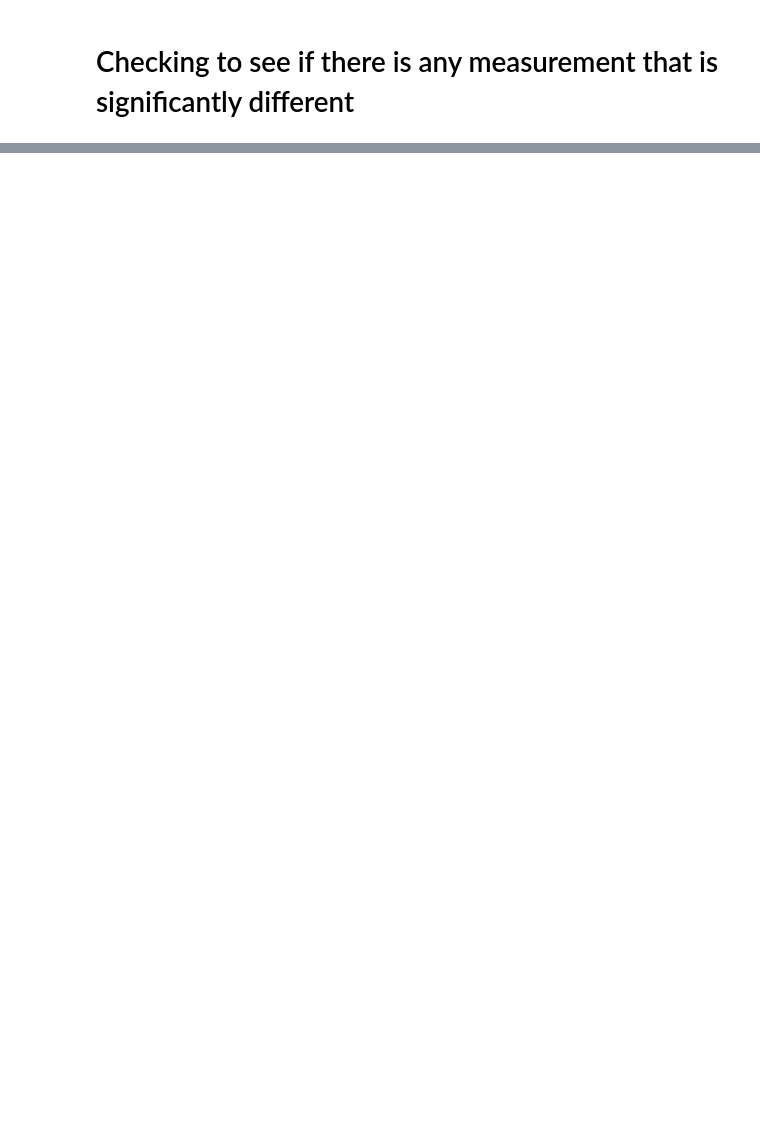
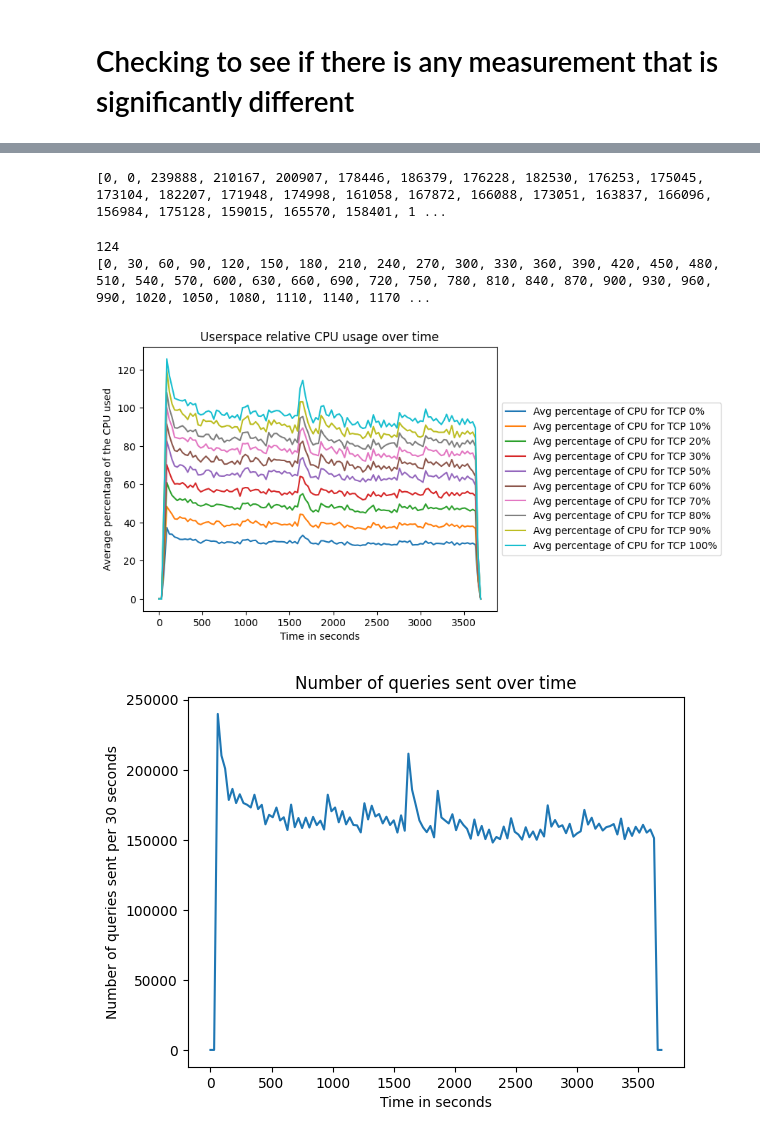
Before and after one commit to SIDN/dns-tcp-measurements, a Jupyter notebook: make_graphs.ipynb, the cells around one changed output, grey strips where cells are left out. Drawn from its saved outputs; the diff is of its cells as text; code cells hidden in the pictures; blank space fills up the shorter version.

```diff
--- a/make_graphs.ipynb
+++ b/make_graphs.ipynb
@@ -46,5 +49,7 @@ def make_a_plot(lines, x_axis_label, y_axis_label, title):
     plt.xlabel(x_axis_label)
     plt.ylabel(y_axis_label)
     plt.title(title)
-    plt.legend(loc='upper right')
+    plt.legend(bbox_to_anchor=(1, 0.5), loc='center left')
+    plt.savefig('graphs/' + title+'.pdf', bbox_inches="tight")
+    plt.figure(dpi=1200)
     plt.show()
@@ -331,0 +258,43 @@ plt.show()
+# %%
+import csv
+number_of_queries = []
+with open('test-csv/n1-1h-anon.csv', newline='') as csvfile:
+    spamreader = csv.reader(csvfile)
+    i = 2
+    number_of_queries.append(0)
+    number_of_queries.append(0) # The first 60 seconds no queries are being sent
+    number_of_queries.append(0) # To start with for the 0 seconds
+    next_value = 30000
+    for row in spamreader:
+        if int(row[0]) >= next_value:
+            number_of_queries.append(0)
+            i += 1
+            next_value += 30000
+
+        number_of_queries[i] += 1
+    number_of_queries.append(0)
+    number_of_queries.append(0) # The last 60 seconds no queries are being sent
+
+    # number_of_queries.append(0)
+print(number_of_queries)
+# %% [output]
+[0, 0, 239888, 210167, 200907, 178446, 186379, 176228, 182530, 176253, 175045, 173104, 182207, 171948, 174998, 161058, 167872, 166088, 173051, 163837, 166096, 156984, 175128, 159015, 165570, 158401, 1 ...
+# %%
+print(len(number_of_queries))
+print(to_plot_percentage_cpu_avg[0][0])
+# %% [output]
+124
+[0, 30, 60, 90, 120, 150, 180, 210, 240, 270, 300, 330, 360, 390, 420, 450, 480, 510, 540, 570, 600, 630, 660, 690, 720, 750, 780, 810, 840, 870, 900, 930, 960, 990, 1020, 1050, 1080, 1110, 1140, 1170 ...
+# %%
+make_a_plot(to_plot_percentage_cpu_avg, "Time in seconds", "Average percentage of the CPU used", "Userspace relative CPU usage over time")
+initial_time = 0
+timing = to_plot_percentage_cpu_avg[0][0]
+
+plt.plot(timing, number_of_queries)
+plt.xlabel("Time in seconds")
+plt.ylabel("Number of queries sent per 30 seconds")
+plt.title("Number of queries sent over time")
+plt.show()
+# %% [output]
+[figure, added]
+[figure, added]
```
Also changed, not shown: parts of 17 cells of this notebook, 2 other files.
